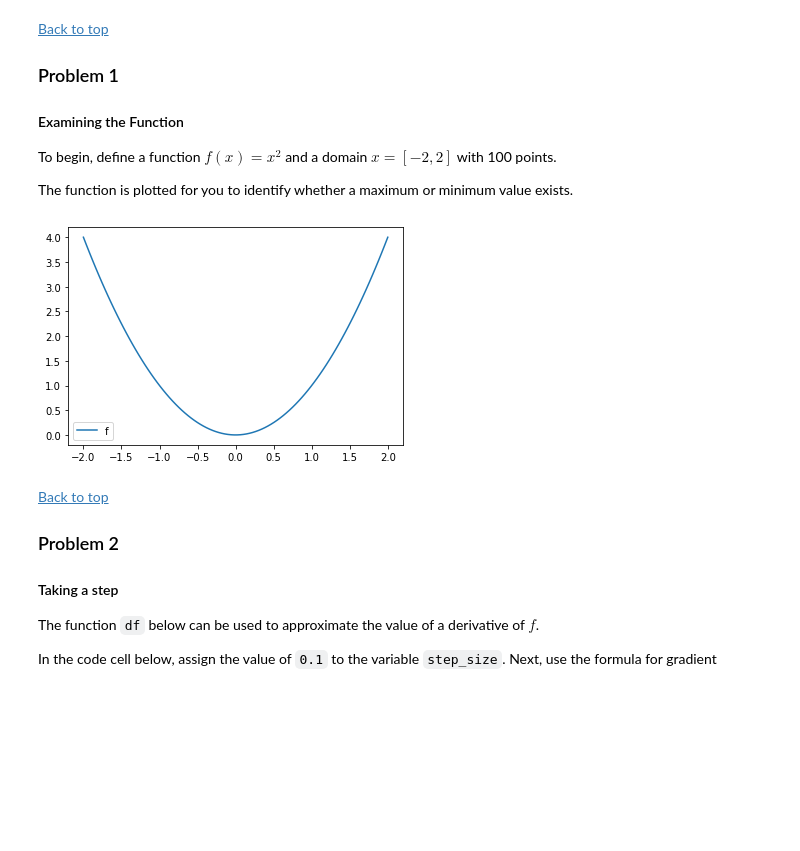
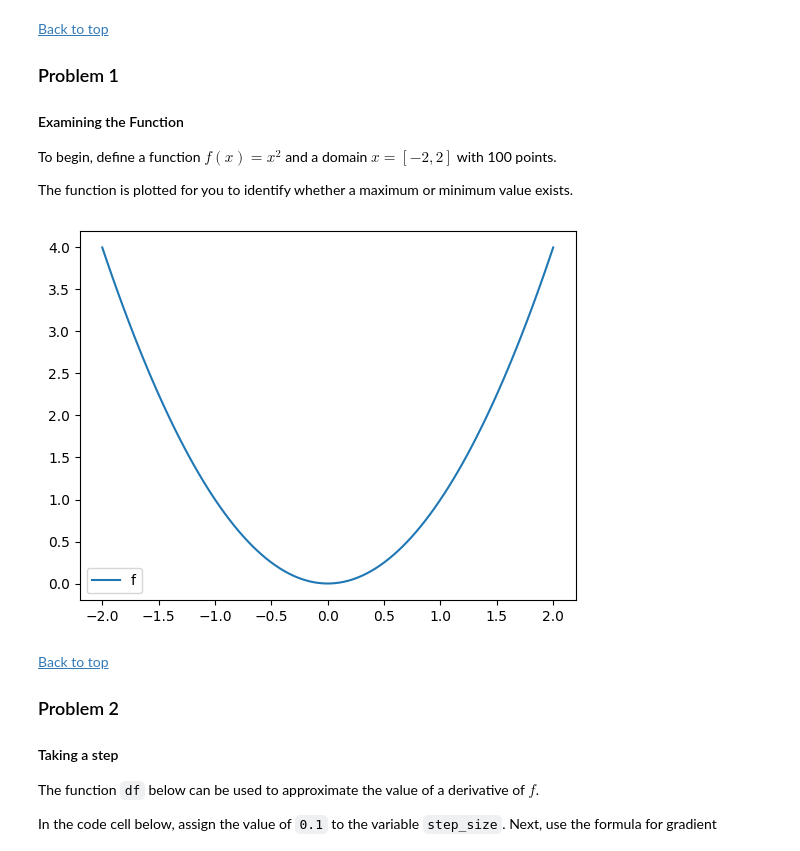
Before and after one commit to mngaonkar/berkeley_ai, a Jupyter notebook: week15/colab_activity15_2.ipynb, the cells around one changed output. Saved outputs shown, nothing was run; the diff lists cells and outputs as text; code cells hidden in the pictures; blank space fills up the shorter version.

```diff
--- a/week15/colab_activity15_2.ipynb
+++ b/week15/colab_activity15_2.ipynb
@@ -46,16 +46,16 @@ The function is plotted for you to identify whether a maximum or minimum value e
 # %%
 
 
 def f(x):
-    pass
-x = ''
+    return x*x
+x = np.linspace(-2, 2, 100)
 
 
 # Answer check
 plt.plot(x, f(x), label = 'f')
 plt.legend();
 # %% [output]
-[figure, old version]
+[figure, new version]
 # %% [markdown]
 [Back to top](#-Index)
 
```
Also changed, not shown: parts of 6 cells of this notebook, 3 other files.
